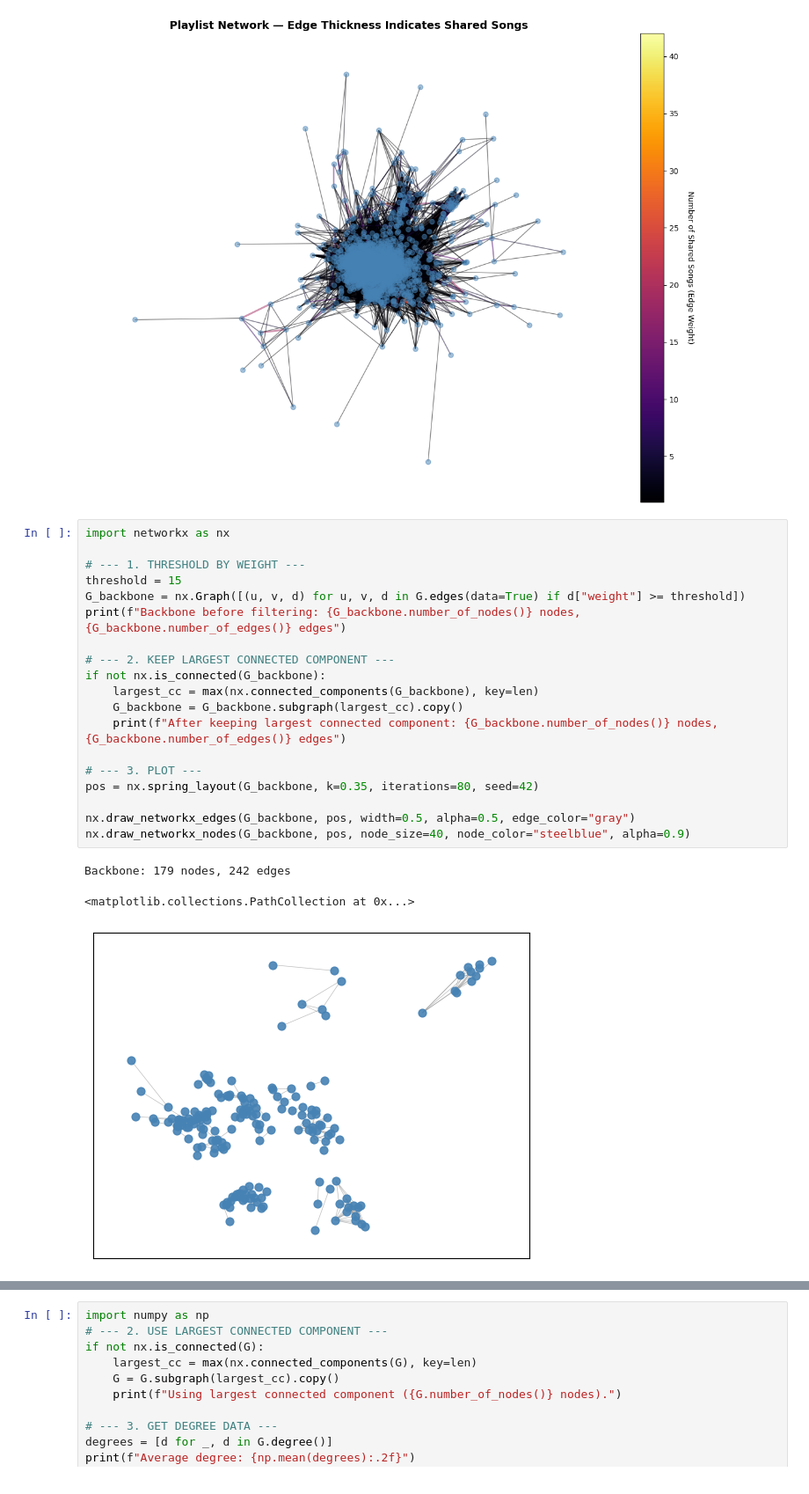
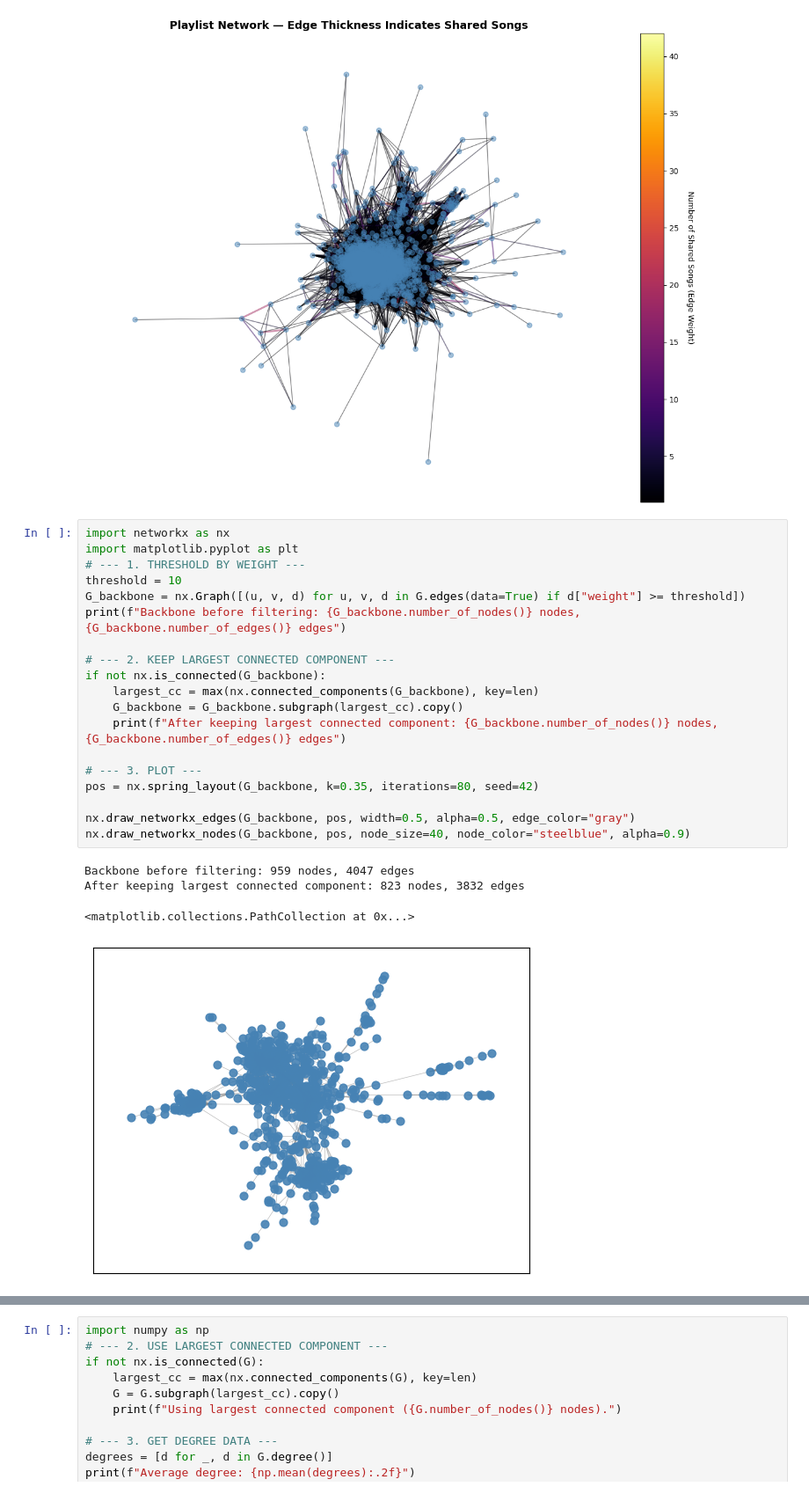
Before and after one commit to noanorgaard/SocialGraphs, a Jupyter notebook: Project/Network_mess_around.ipynb, the cells around one changed output, grey strips where cells are left out. Shown at 88% size. Saved outputs shown, nothing was run; the diff lists cells and outputs as text.

```diff
--- a/Project/Network_mess_around.ipynb
+++ b/Project/Network_mess_around.ipynb
@@ -333,24 +333,25 @@ Edge weights range from 1 to 42
 [figure]
 # %%
 import networkx as nx
-
+import matplotlib.pyplot as plt
 # --- 1. THRESHOLD BY WEIGHT ---
-threshold = 15
+threshold = 10
 G_backbone = nx.Graph([(u, v, d) for u, v, d in G.edges(data=True) if d["weight"] >= threshold])
 print(f"Backbone before filtering: {G_backbone.number_of_nodes()} nodes, {G_backbone.number_of_edges()} edges")
 
 # --- 2. KEEP LARGEST CONNECTED COMPONENT ---
 if not nx.is_connected(G_backbone):
     largest_cc = max(nx.connected_components(G_backbone), key=len)
     G_backbone = G_backbone.subgraph(largest_cc).copy()
     print(f"After keeping largest connected component: {G_backbone.number_of_nodes()} nodes, {G_backbone.number_of_edges()} edges")
 
 # --- 3. PLOT ---
 pos = nx.spring_layout(G_backbone, k=0.35, iterations=80, seed=42)
 
 nx.draw_networkx_edges(G_backbone, pos, width=0.5, alpha=0.5, edge_color="gray")
 nx.draw_networkx_nodes(G_backbone, pos, node_size=40, node_color="steelblue", alpha=0.9)
 # %% [output]
-Backbone: 179 nodes, 242 edges
+Backbone before filtering: 959 nodes, 4047 edges
+After keeping largest connected component: 823 nodes, 3832 edges
 <matplotlib.collections.PathCollection at 0x...>
-[figure, old version]
+[figure, new version]
```
Also changed, not shown: parts of 1 cell of this notebook.
